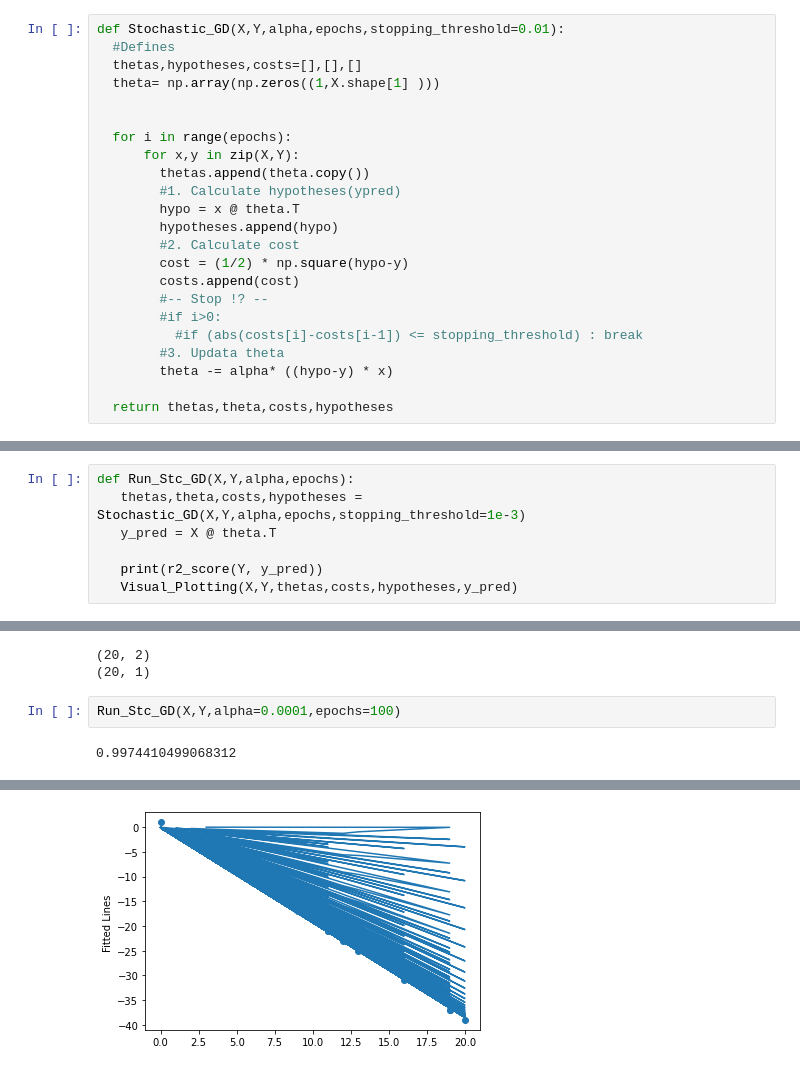
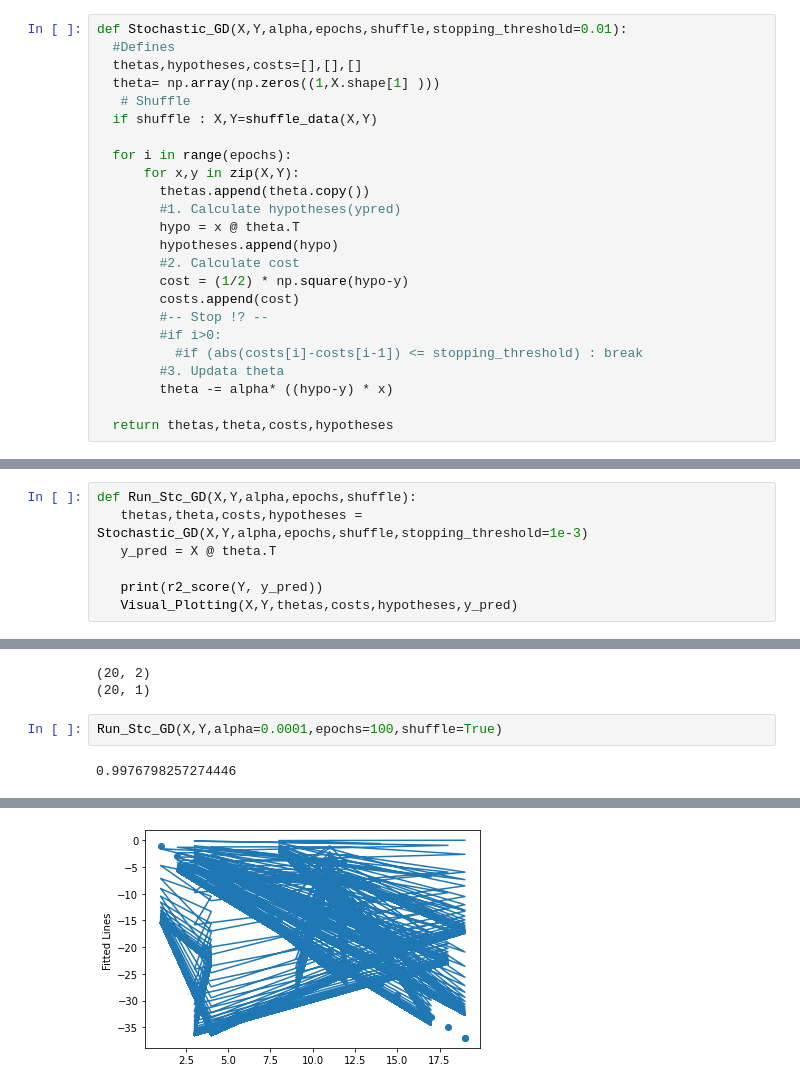
Before and after one commit to Yassmina-Abdo/Optimization-Algorithms, a Jupyter notebook: Notebookes/Stochastic Gradient Descent.ipynb, the cells around one changed output, grey strips where cells are left out. Saved outputs shown, nothing was run; the diff lists cells and outputs as text.

```diff
--- a/Notebookes/Stochastic Gradient Descent.ipynb
+++ b/Notebookes/Stochastic Gradient Descent.ipynb
@@ -6,11 +6,12 @@ import pandas as pd
 import matplotlib.pyplot as plt
 from sklearn.metrics import r2_score
 # %%
-def Stochastic_GD(X,Y,alpha,epochs,stopping_threshold=0.01):
+def Stochastic_GD(X,Y,alpha,epochs,shuffle,stopping_threshold=0.01):
   #Defines
   thetas,hypotheses,costs=[],[],[]
   theta= np.array(np.zeros((1,X.shape[1] )))
-
+   # Shuffle
+  if shuffle : X,Y=shuffle_data(X,Y)
 
   for i in range(epochs):
       for x,y in zip(X,Y):
@@ -60,8 +68,8 @@ def Visual_Plotting(X,Y,thetas,costs,hypotheses,y_pred):
   plt.ylabel('Y predict')
   plt.show()
 # %%
-def Run_Stc_GD(X,Y,alpha,epochs):
-   thetas,theta,costs,hypotheses = Stochastic_GD(X,Y,alpha,epochs,stopping_threshold=1e-3)
+def Run_Stc_GD(X,Y,alpha,epochs,shuffle):
+   thetas,theta,costs,hypotheses = Stochastic_GD(X,Y,alpha,epochs,shuffle,stopping_threshold=1e-3)
    y_pred = X @ theta.T
 
    print(r2_score(Y, y_pred))
@@ -81,6 +89,6 @@ print(Y.shape)
 (20, 2)
 (20, 1)
 # %%
-Run_Stc_GD(X,Y,alpha=0.0001,epochs=100)
+Run_Stc_GD(X,Y,alpha=0.0001,epochs=100,shuffle=True)
 # %% [output]
-0.9974410499068312
+0.9976798257274446
@@ -90 +98 @@ Run_Stc_GD(X,Y,alpha=0.0001,epochs=100)
-[figure, old version]
+[figure, new version]
```
Also changed, not shown: parts of 3 cells of this notebook.
